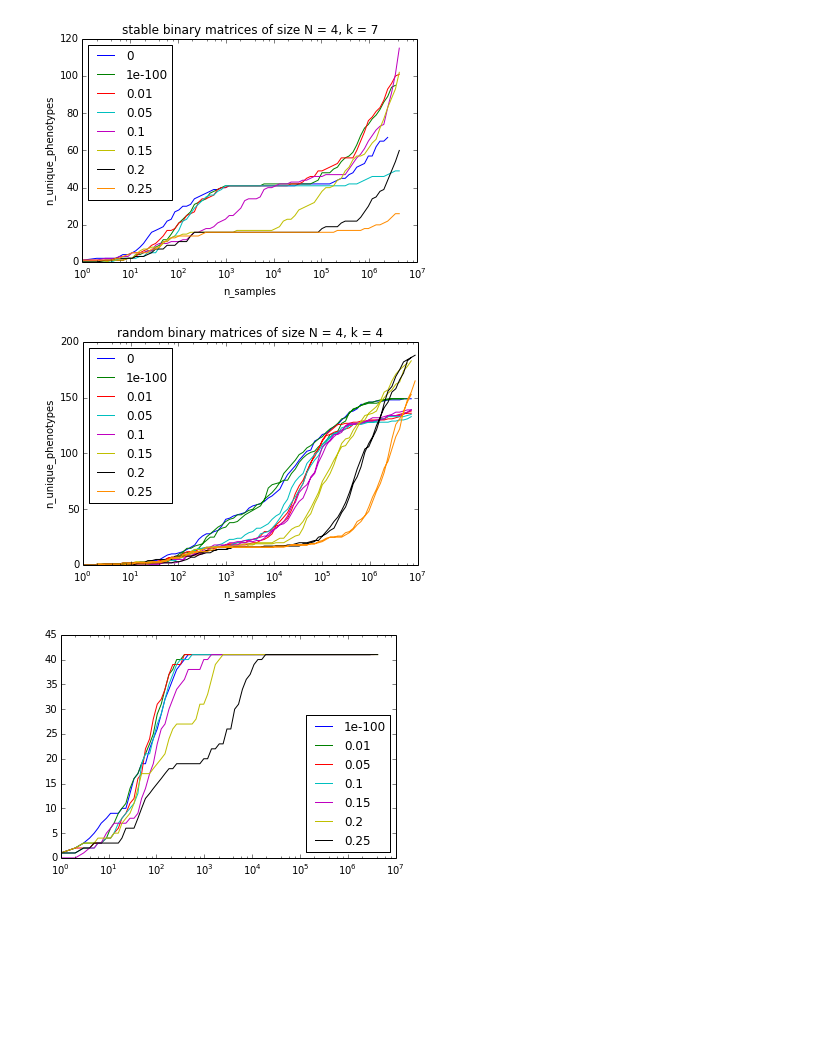
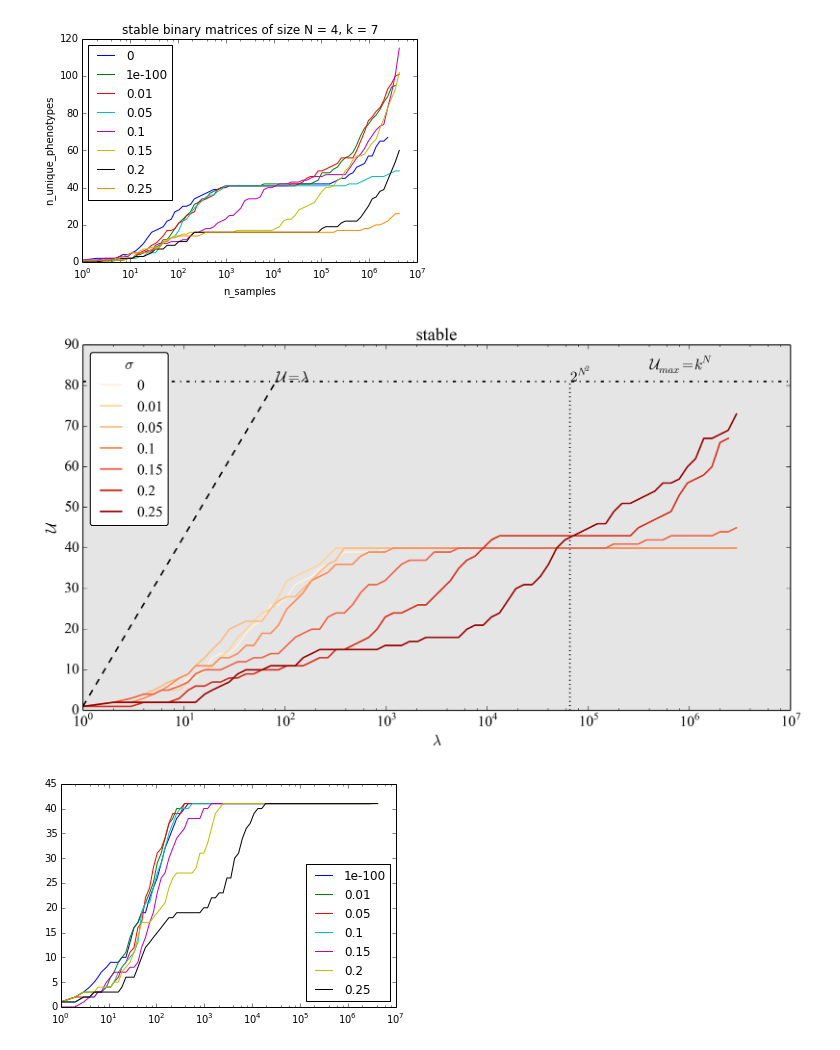
Before and after one commit to rpinho/autoregulation, a Jupyter notebook: exploratory-victor.ipynb, the cells around one changed output. Saved outputs shown, nothing was run; the diff lists cells and outputs as text; code cells hidden in the pictures; blank space fills up the shorter version.

```diff
--- a/exploratory-victor.ipynb
+++ b/exploratory-victor.ipynb
@@ -98,10 +106,12 @@ plot_access_vs_samples_vs_noise(k=4, devo_time=200, bits=4)
 plot_access_vs_samples_vs_noise(k=7)
 # %% [output]
 [figure]
-# %%
-plot_access_vs_samples_vs_noise(myrun_noiseN4u, k=4, devo_time=100)
-# %% [output]
-[figure, removed]
+# %%
+reload(src.figs_visible)
+from src.figs_visible import *
+fig = plot_access_vs_samples_vs_noise(myrun_noiseN4m0s, 3, [100], True)
+# %% [output]
+[figure, added]
 # %%
 plot_access_vs_samples_vs_noise(k=3)
 # %% [output]
```
Also changed, not shown: parts of 69 cells of this notebook, 9 other files.
